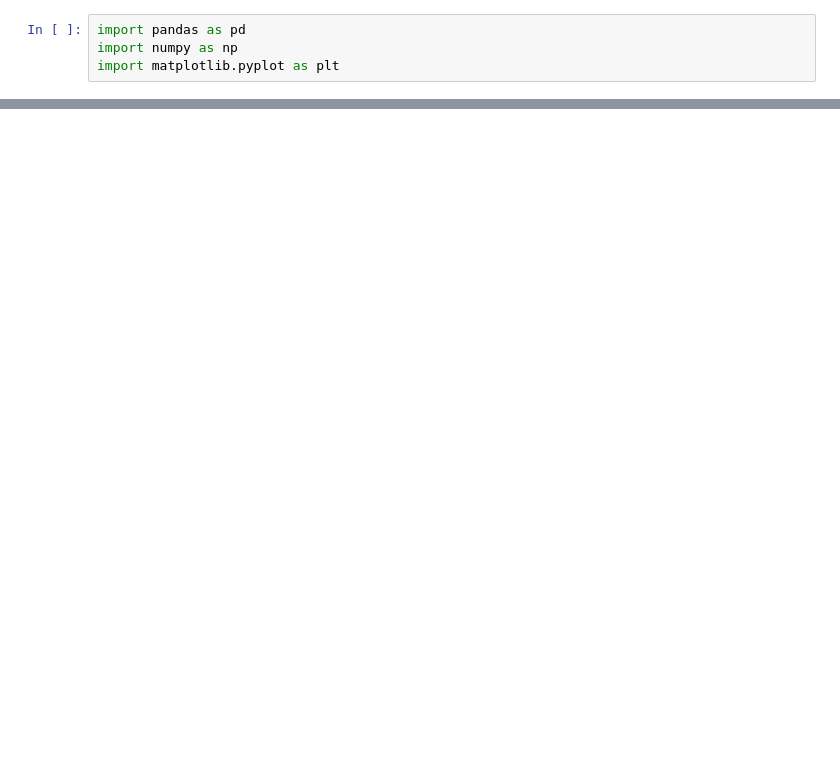
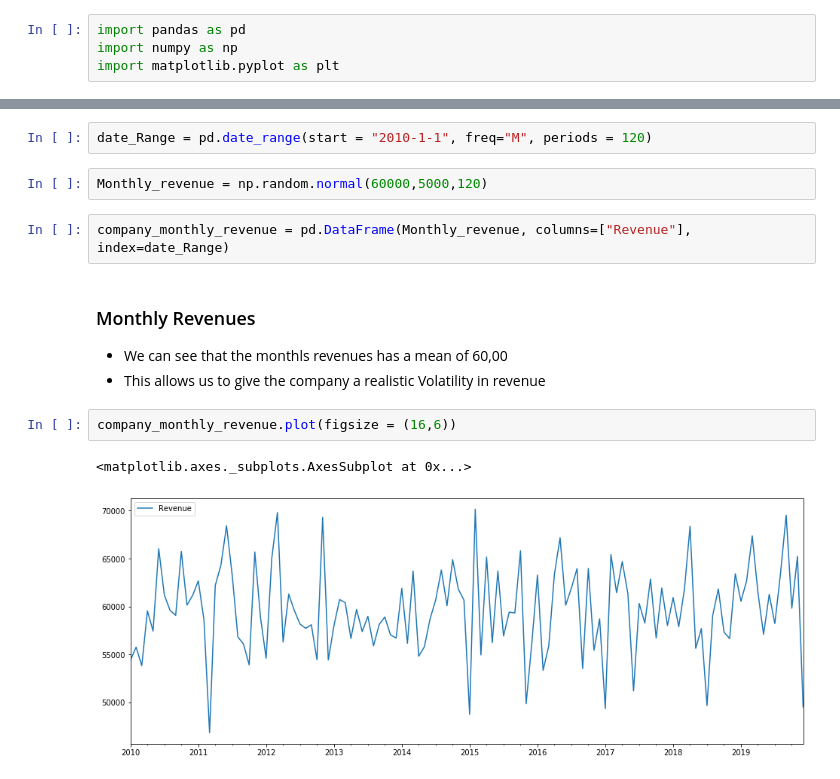
Before and after one commit to Berkat0789/Portfolio, a Jupyter notebook: Finance/Predicting Gross Profits using Montecarlo Simulations/Gross Profits Projections.ipynb, the cells around one changed output, grey strips where cells are left out. Drawn from its saved outputs; the diff is of its cells as text; blank space fills up the shorter version.

```diff
--- a/Finance/Predicting Gross Profits using Montecarlo Simulations/Gross Profits Projections.ipynb
+++ b/Finance/Predicting Gross Profits using Montecarlo Simulations/Gross Profits Projections.ipynb
@@ -79,0 +21,15 @@ np.std(gross_PRofit)
+# %%
+date_Range = pd.date_range(start = "2010-1-1", freq="M", periods = 120)
+# %%
+Monthly_revenue = np.random.normal(60000,5000,120)
+# %%
+company_monthly_revenue = pd.DataFrame(Monthly_revenue, columns=["Revenue"], index=date_Range)
+# %% [markdown]
+### Monthly Revenues
+- We can see that the monthls revenues has a mean of 60,00
+- This allows us to give the company a realistic Volatility in revenue
+# %%
+company_monthly_revenue.plot(figsize = (16,6))
+# %% [output]
+<matplotlib.axes._subplots.AxesSubplot at 0x...>
+[figure, added]
```
Also changed, not shown: parts of 65 cells of this notebook, 2 other files.
